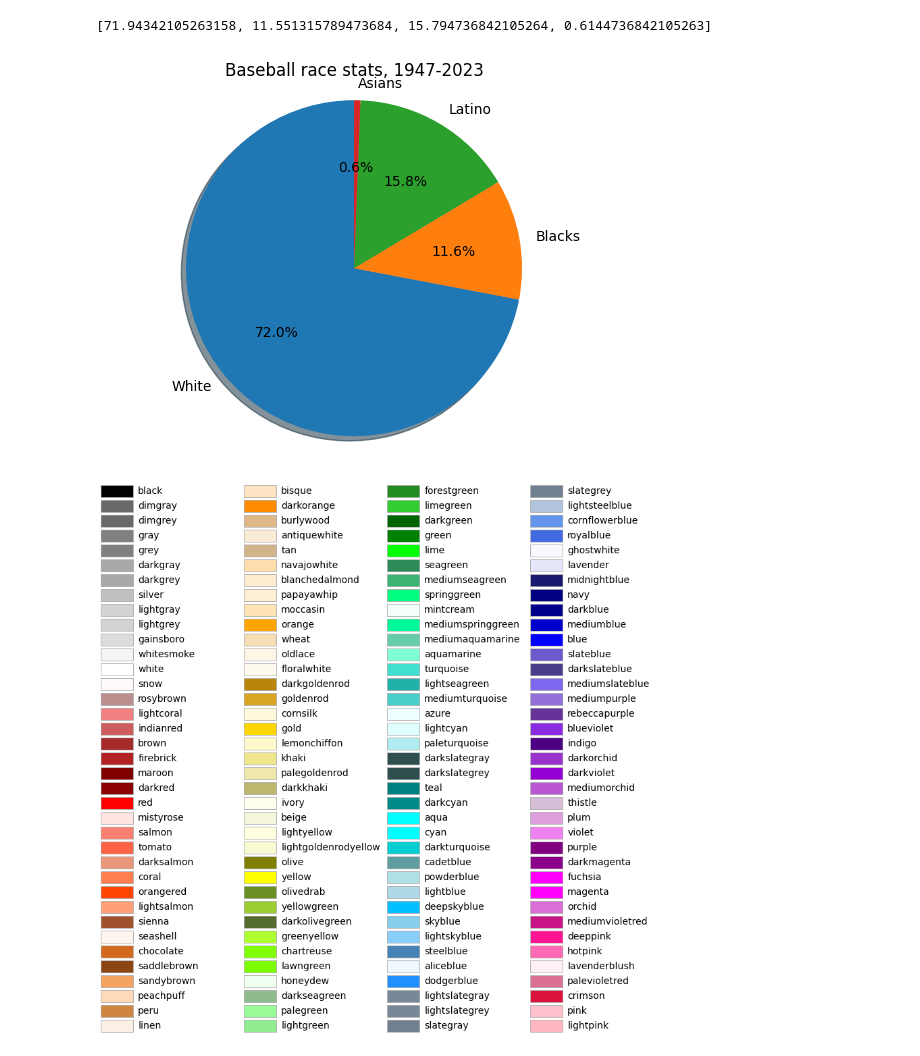
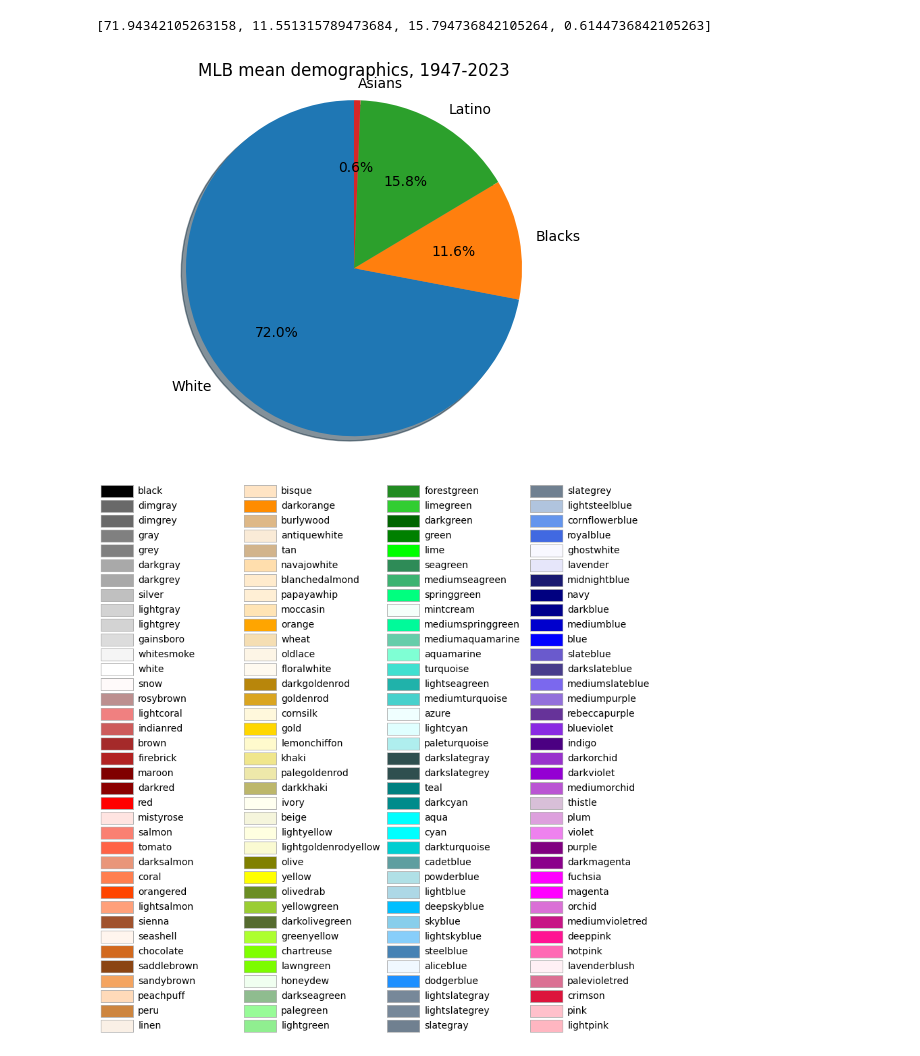
Before and after one commit to 550tealeaves/DATA-70500-working-with-data, a Jupyter notebook: Baseball_demo.ipynb, the cells around one changed output. Drawn from its saved outputs; the diff is of its cells as text; code cells hidden in the pictures.

```diff
--- a/Baseball_demo.ipynb
+++ b/Baseball_demo.ipynb
@@ -181,11 +185,11 @@ labels = "White", "Blacks", "Latino", "Asians"
 # %%
 # plot, include autopct (to show percetages), shadow (optional, shows depth), change startangle to 90 (rotates the cart)
 plt.pie(sizes, labels=labels, autopct='%1.1f%%', shadow=True, startangle=90)
 plt.axis('equal')
-plt.title("Baseball race stats, 1947-2023")
+plt.title("MLB mean demographics, 1947-2023")
 plt.show()
 # %% [output]
-[figure, old version]
+[figure, new version]
 # %%
 import matplotlib.colors as mcolors
 from matplotlib.patches import Rectangle
```
Also changed, not shown: parts of 2 cells of this notebook.
